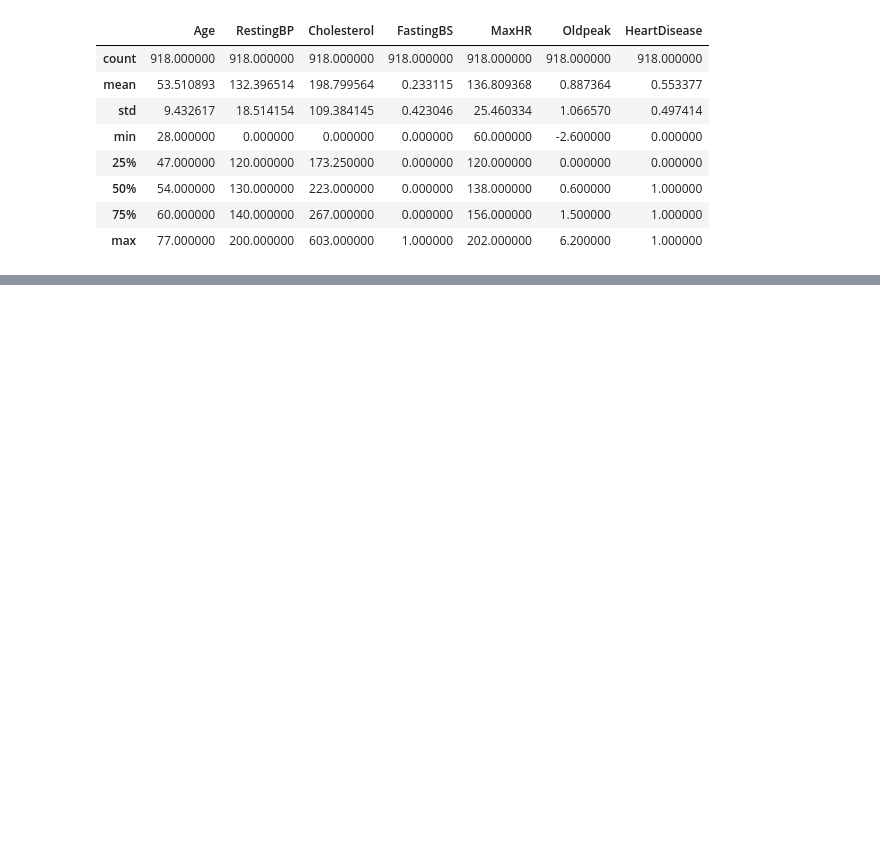
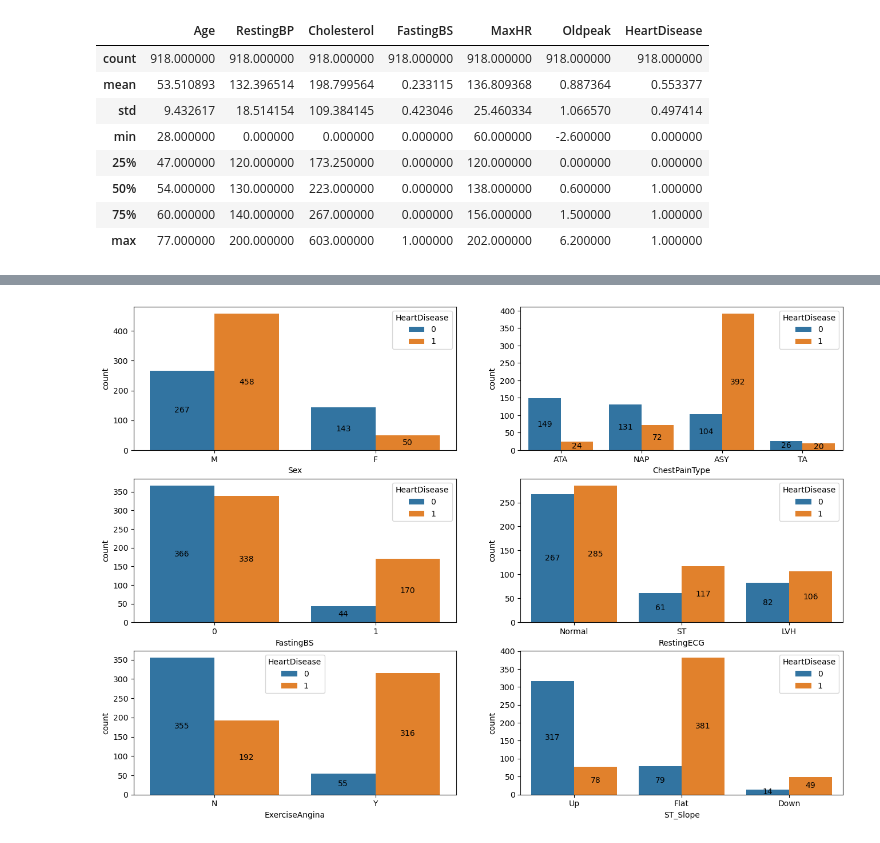
Before and after one commit to jgarcia9300/Proyecto-1-IA, a Jupyter notebook: proyecto2/heart_disease.ipynb, the cells around one changed output, grey strips where cells are left out. Drawn from its saved outputs; the diff is of its cells as text; code cells hidden in the pictures; blank space fills up the shorter version.

```diff
--- a/proyecto2/heart_disease.ipynb
+++ b/proyecto2/heart_disease.ipynb
@@ -71 +78,13 @@ for idx, col in enumerate(categorical_cols):
 [figure]
+# %%
+fig = plt.figure(figsize=(16,15))
+
+for idx, col in enumerate(categorical_cols[:-1]):
+    ax = plt.subplot(4,2, idx+1)
+    #group by HeartDisease
+    sns.countplot(x=heart_df[col], hue=heart_df["HeartDisease"], ax=ax)
+    #add data labels to each bar
+    for container in ax.containers:
+           ax.bar_label(container, label_type="center")
+# %% [output]
+[figure, added]
```
Also changed, not shown: parts of 4 cells of this notebook, 4 other files.
